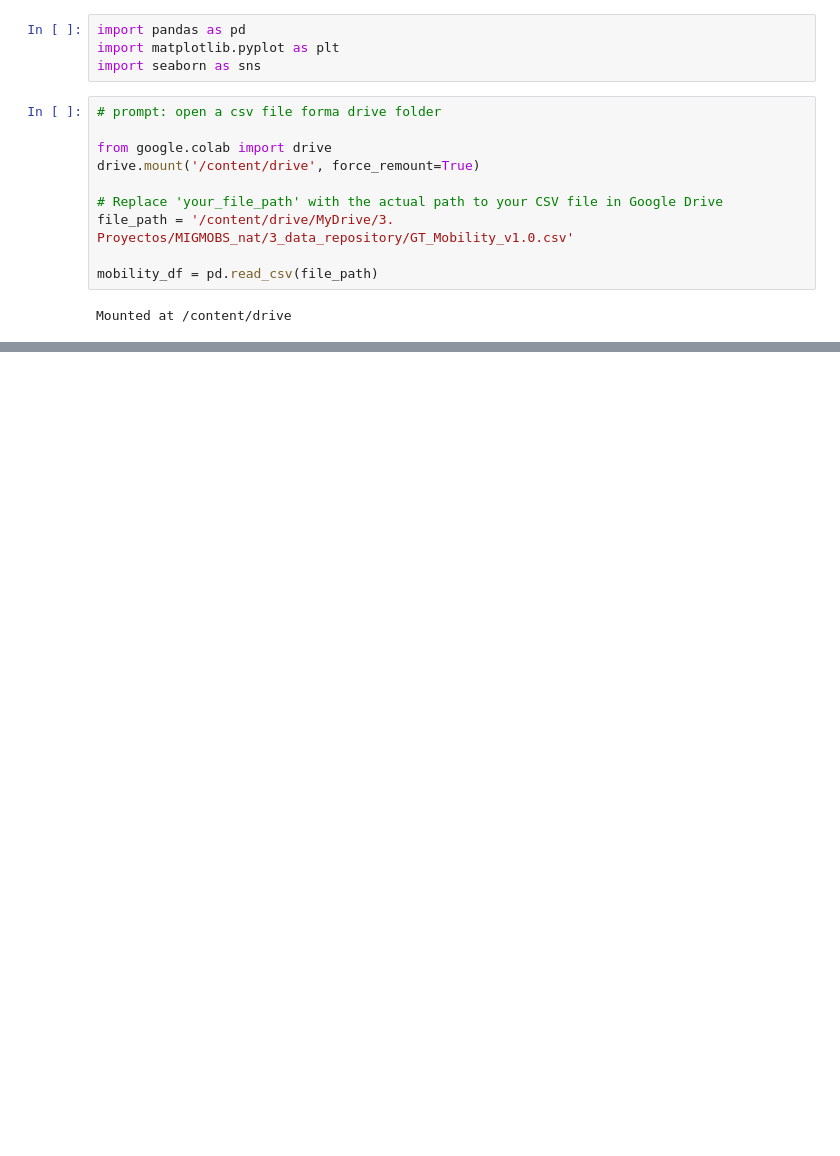
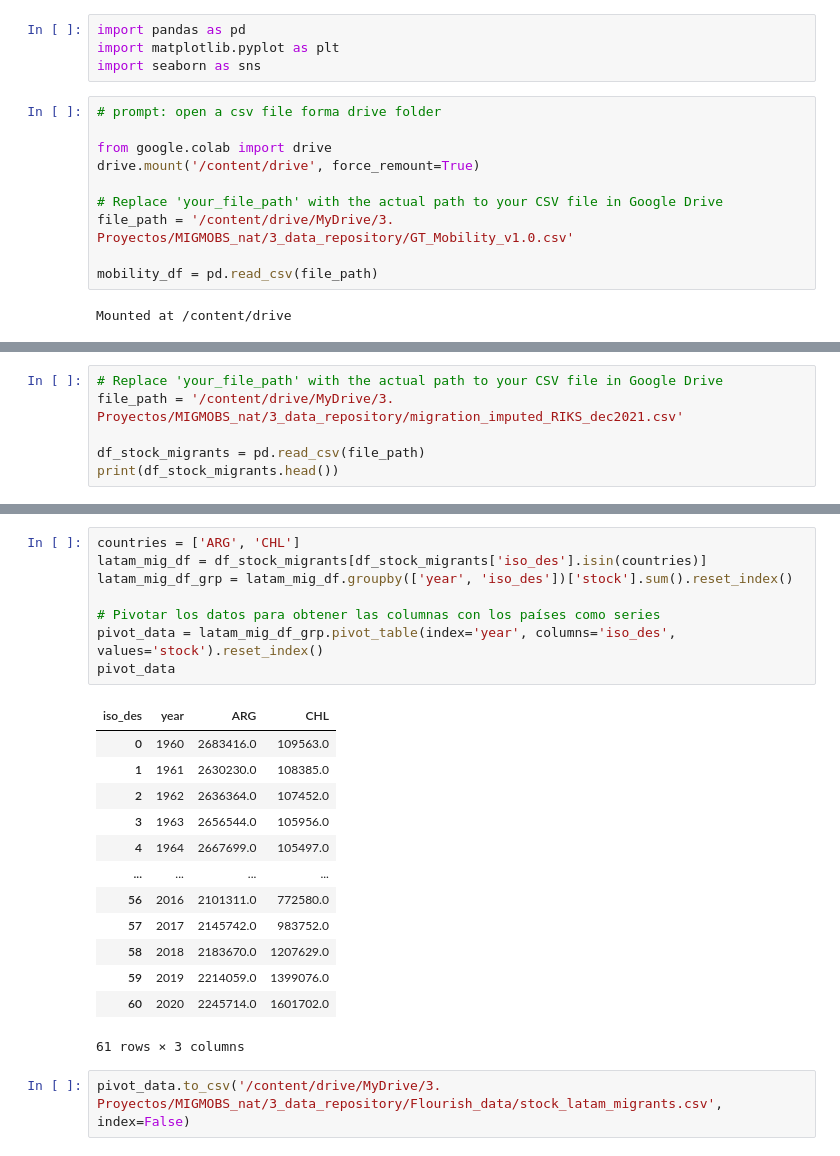
Before and after one commit to natdebandi/migmobs_exploratory, a Jupyter notebook: analisis_1.ipynb, the cells around one changed output, grey strips where cells are left out. Saved outputs shown, nothing was run; the diff lists cells and outputs as text; blank space fills up the shorter version.

```diff
--- a/analisis_1.ipynb
+++ b/analisis_1.ipynb
@@ -942,0 +23,6 @@ Generally in Argentina, before 3 months, people make some kind of regularization
+# %%
+# Replace 'your_file_path' with the actual path to your CSV file in Google Drive
+file_path = '/content/drive/MyDrive/3. Proyectos/MIGMOBS_nat/3_data_repository/migration_imputed_RIKS_dec2021.csv'
+
+df_stock_migrants = pd.read_csv(file_path)
+print(df_stock_migrants.head())
@@ -942,0 +43,24 @@ Generally in Argentina, before 3 months, people make some kind of regularization
+# %%
+countries = ['ARG', 'CHL']
+latam_mig_df = df_stock_migrants[df_stock_migrants['iso_des'].isin(countries)]
+latam_mig_df_grp = latam_mig_df.groupby(['year', 'iso_des'])['stock'].sum().reset_index()
+
+# Pivotar los datos para obtener las columnas con los países como series
+pivot_data = latam_mig_df_grp.pivot_table(index='year', columns='iso_des', values='stock').reset_index()
+pivot_data
+# %% [output]
+| iso_des | year | ARG | CHL |
+| 0 | 1960 | 2683416.0 | 109563.0 |
+| 1 | 1961 | 2630230.0 | 108385.0 |
+| 2 | 1962 | 2636364.0 | 107452.0 |
+| 3 | 1963 | 2656544.0 | 105956.0 |
+| 4 | 1964 | 2667699.0 | 105497.0 |
+| ... | ... | ... | ... |
+| 56 | 2016 | 2101311.0 | 772580.0 |
+| 57 | 2017 | 2145742.0 | 983752.0 |
+| 58 | 2018 | 2183670.0 | 1207629.0 |
+| 59 | 2019 | 2214059.0 | 1399076.0 |
+| 60 | 2020 | 2245714.0 | 1601702.0 |
+61 rows × 3 columns
+# %%
+pivot_data.to_csv('/content/drive/MyDrive/3. Proyectos/MIGMOBS_nat/3_data_repository/Flourish_data/stock_latam_migrants.csv', index=False)
```
Also changed, not shown: parts of 113 cells of this notebook.
